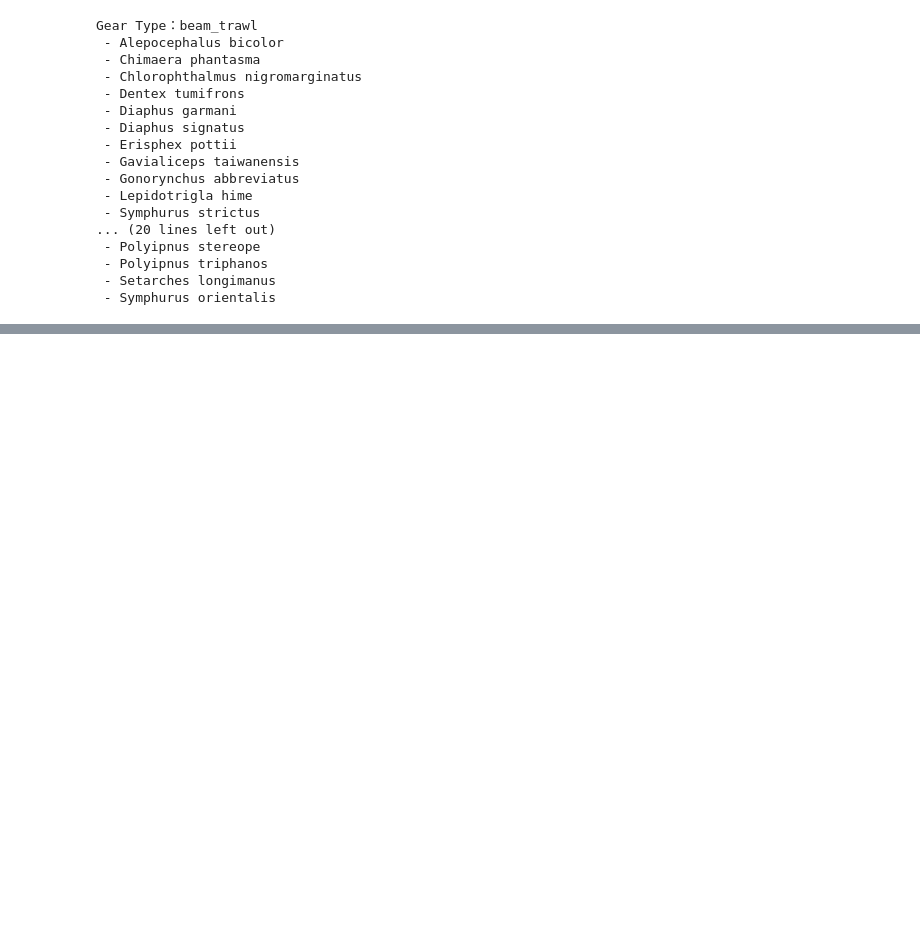
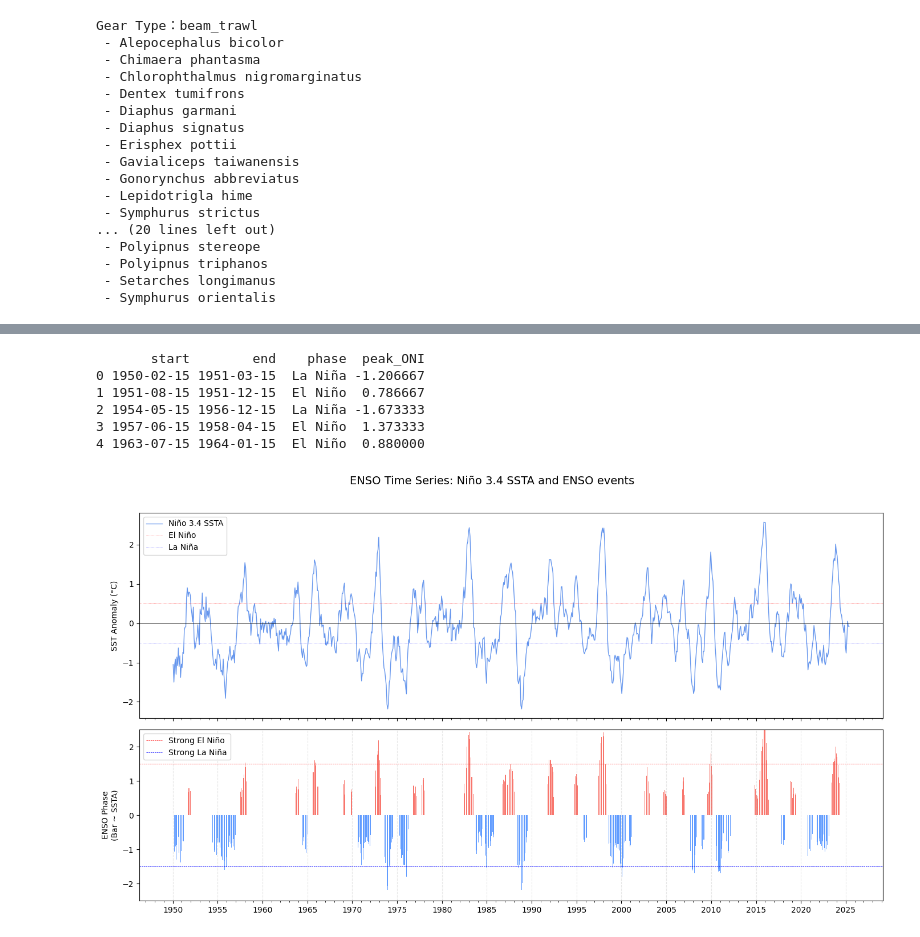
Before and after one commit to ODBapp/2025_NODASS_workshop, a Jupyter notebook: src/odb.ipynb, the cells around one changed output, grey strips where cells are left out. Cells and saved outputs as stored; diff of their text form; code cells hidden in the pictures; blank space fills up the shorter version.

```diff
--- a/src/odb.ipynb
+++ b/src/odb.ipynb
@@ -890,0 +1147,46 @@ Gear Type：beam_trawl
+# %%
+# Determine El Niño / La Niña years using ONI following NOAA criteria
+# Following https://origin.cpc.ncep.noaa.gov/products/analysis_monitoring/ensostuff/ONI_v5.php
+def classify_enso_events(df, min_months=5, threshold=0.5):
+    df = df.copy()
+    df['oni_3mo'] = df['ssta'].rolling(window=3, center=True).mean()
+
+    def phase_classify(x):
+        if x >= threshold:
+            return "El Niño"
+        elif x <= -threshold:
+            return "La Niña"
+        else:
+            return "Neutral"
+
+    df['phase'] = df['oni_3mo'].apply(phase_classify)
+
+    # Identify runs of El Niño or La Niña
+    df['group'] = (df['phase'] != df['phase'].shift()).cumsum()
+    grouped = df.groupby('group')
+
+    result = []
+    for _, g in grouped:
+        phase = g['phase'].iloc[0]
+        if phase in ['El Niño', 'La Niña'] and len(g) >= min_months:
+            start = g.index[0]
+            end = g.index[-1]
+            peak_ONI = g['oni_3mo'].max() if phase == 'El Niño' else g['oni_3mo'].min()
+            result.append({
+                'start': start,
+                'end': end,
+                'phase': phase,
+                'peak_ONI': peak_ONI
+            })
+
+    return pd.DataFrame(result)
+
+enso_phase = classify_enso_events(ssta)
+print(enso_phase.head())
+# %% [output]
+       start        end    phase  peak_ONI
+0 1950-02-15 1951-03-15  La Niña -1.206667
+1 1951-08-15 1951-12-15  El Niño  0.786667
+2 1954-05-15 1956-12-15  La Niña -1.673333
+3 1957-06-15 1958-04-15  El Niño  1.373333
+4 1963-07-15 1964-01-15  El Niño  0.880000
@@ -890,0 +1257,4 @@ Gear Type：beam_trawl
+# %%
+plot_enso_timeseries_bar(ssta, enso_phase)
+# %% [output]
+[figure, added]
```
Also changed, not shown: parts of 25 cells of this notebook.
